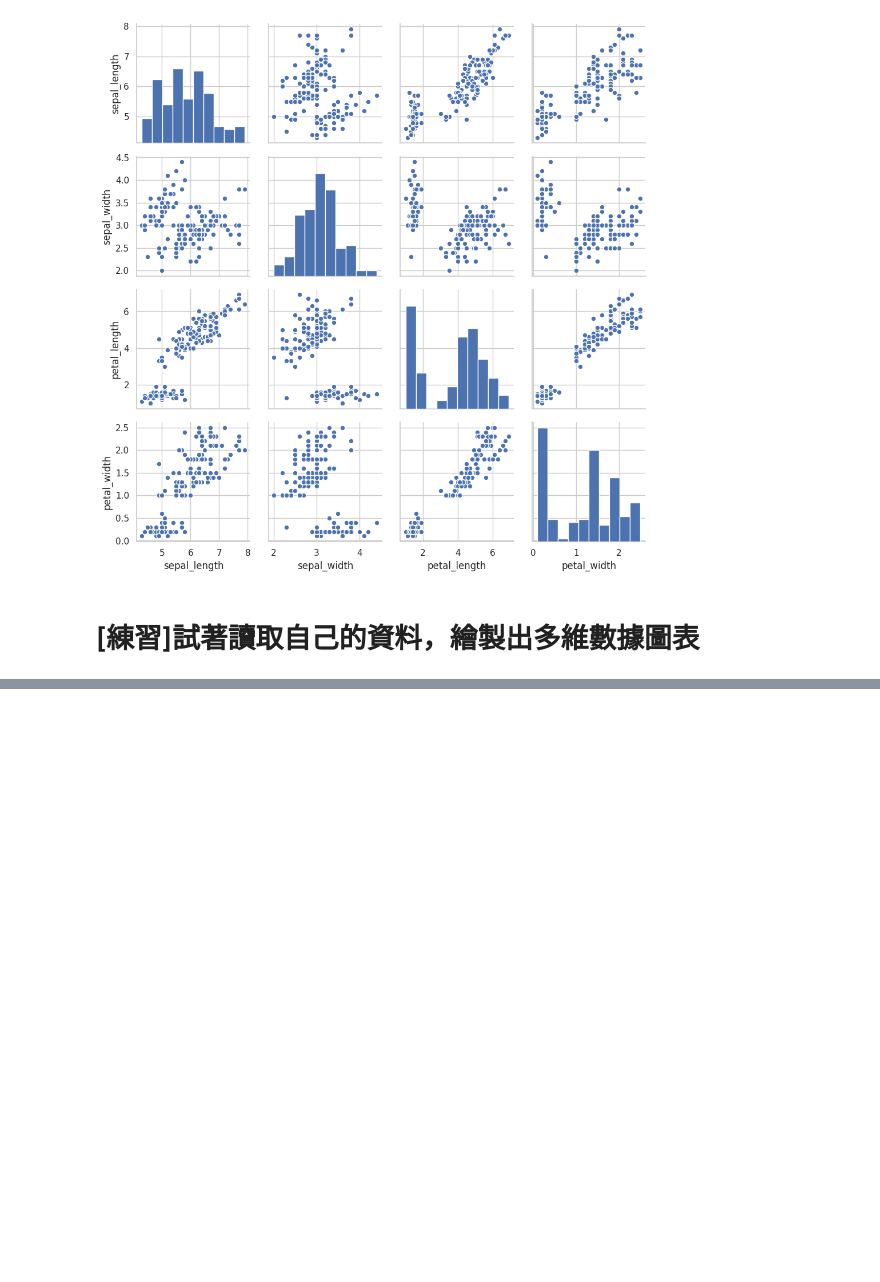
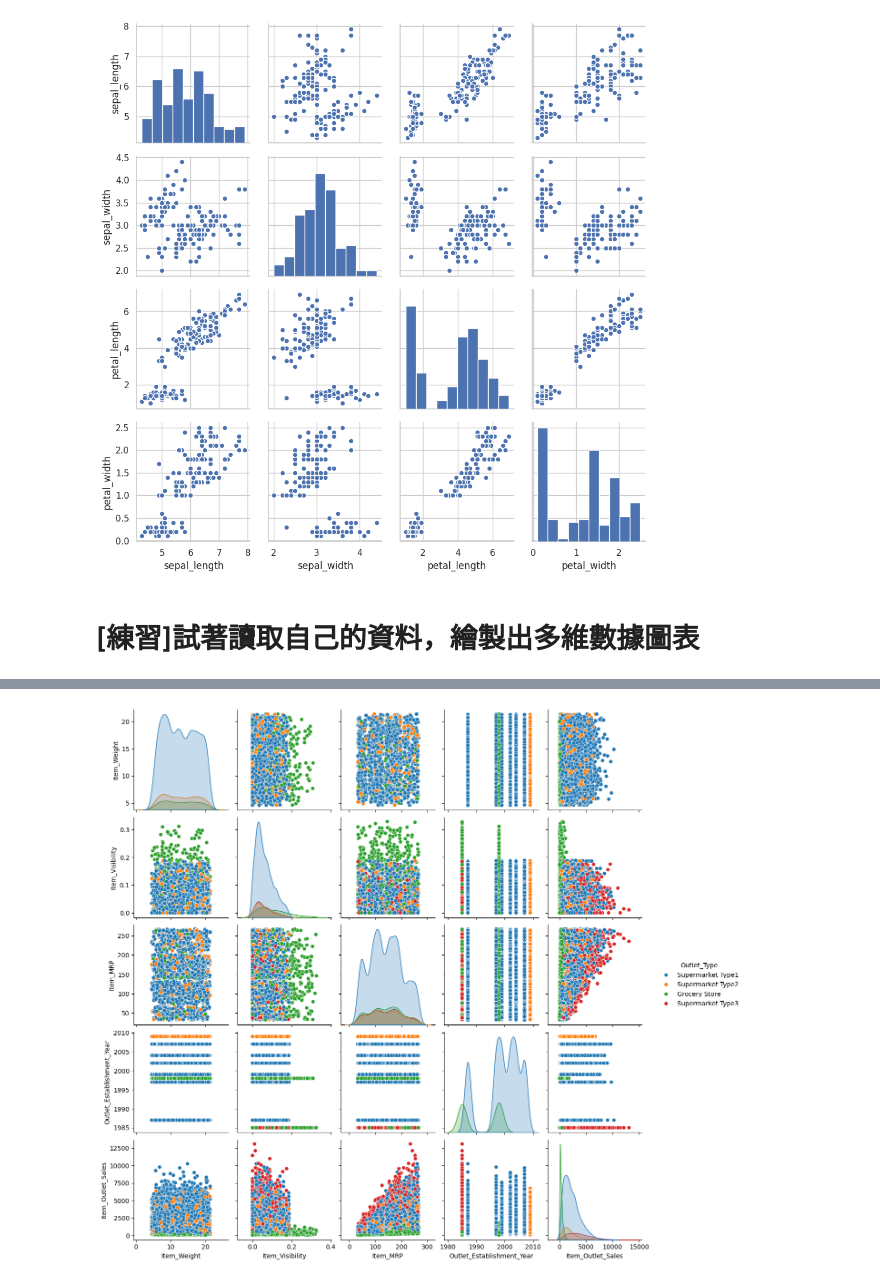
Before and after one commit to wZ2x/IMLP456, a Jupyter notebook: HW2/2.4.2_Seaborn數據視覺化.ipynb, the cells around one changed output, grey strips where cells are left out. Cells and saved outputs as stored; diff of their text form; code cells hidden in the pictures; blank space fills up the shorter version.

```diff
--- a/HW2/2.4.2_Seaborn數據視覺化.ipynb
+++ b/HW2/2.4.2_Seaborn數據視覺化.ipynb
@@ -388,3 +388,6 @@ g.map_offdiag(plt.scatter,edgecolor='w',s=40)
 [figure]
 # %% [markdown]
 # [練習]試著讀取自己的資料，繪製出多維數據圖表
+# %%
+data = pd.read_csv('/content/drive/MyDrive/Colab Notebooks/Machine Learning/Unit02/data/bigmart_data.csv')
+data.head(10)
@@ -390,0 +406,4 @@ g.map_offdiag(plt.scatter,edgecolor='w',s=40)
+# %%
+g = sns.pairplot(data,hue='Outlet_Type') #,height=2.5)
+# %% [output]
+[figure, added]
```
Also changed, not shown: parts of 1 cell of this notebook, 2 other files.
